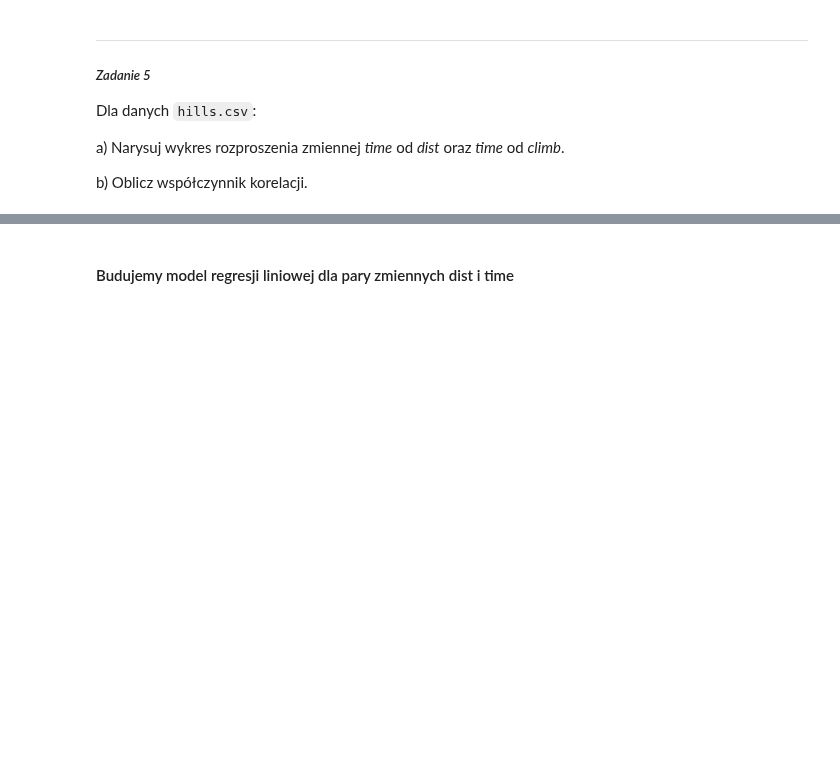
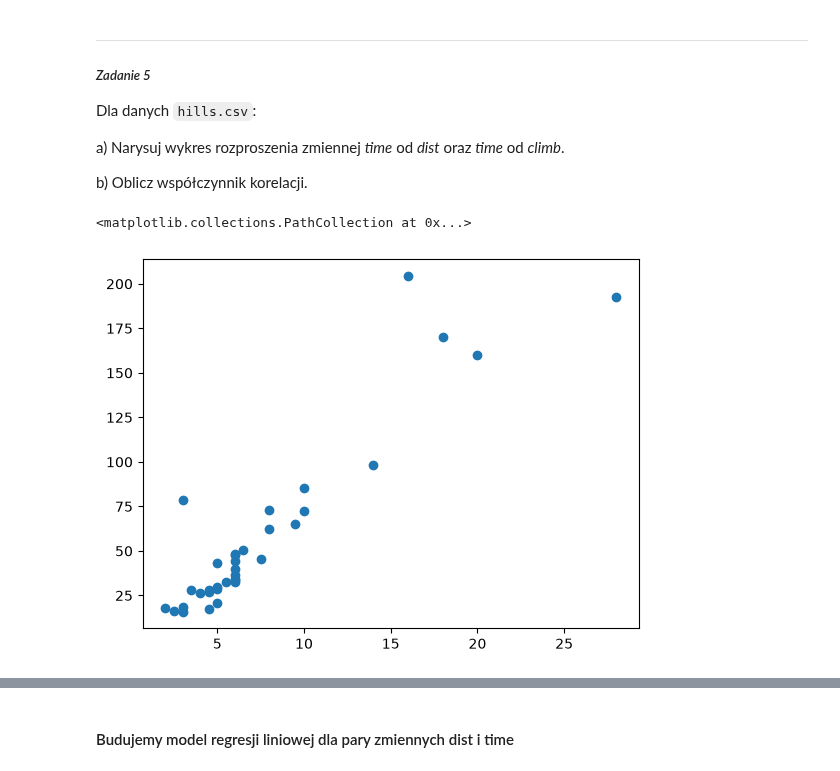
Before and after one commit to pkb-pmj/pw-sem5-ml, a Jupyter notebook: labs/lab04/lab04.ipynb, the cells around one changed output, grey strips where cells are left out. Drawn from its saved outputs; the diff is of its cells as text; code cells hidden in the pictures; blank space fills up the shorter version.

```diff
--- a/labs/lab04/lab04.ipynb
+++ b/labs/lab04/lab04.ipynb
@@ -121,3 +179,10 @@ Dla danych `hills.csv`:
 a) Narysuj wykres rozproszenia zmiennej *time* od *dist* oraz *time* od *climb*.
 
 b) Oblicz współczynnik korelacji.
+# %%
+plt.scatter(hills["dist"], hills["time"])
+# plt.xscale("log")
+# plt.yscale("log")
+# %% [output]
+<matplotlib.collections.PathCollection at 0x...>
+[figure, added]
```
Also changed, not shown: parts of 25 cells of this notebook.
